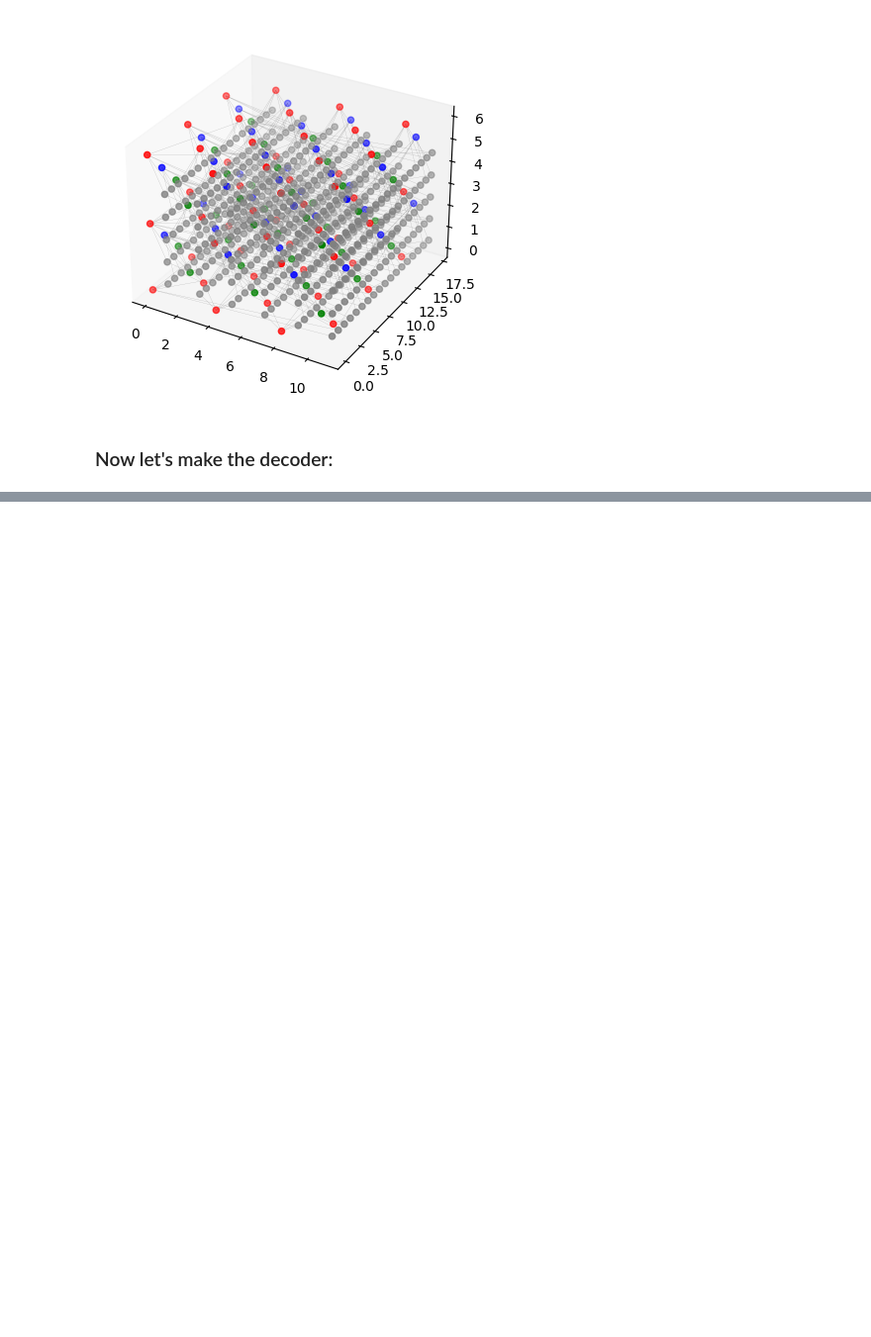
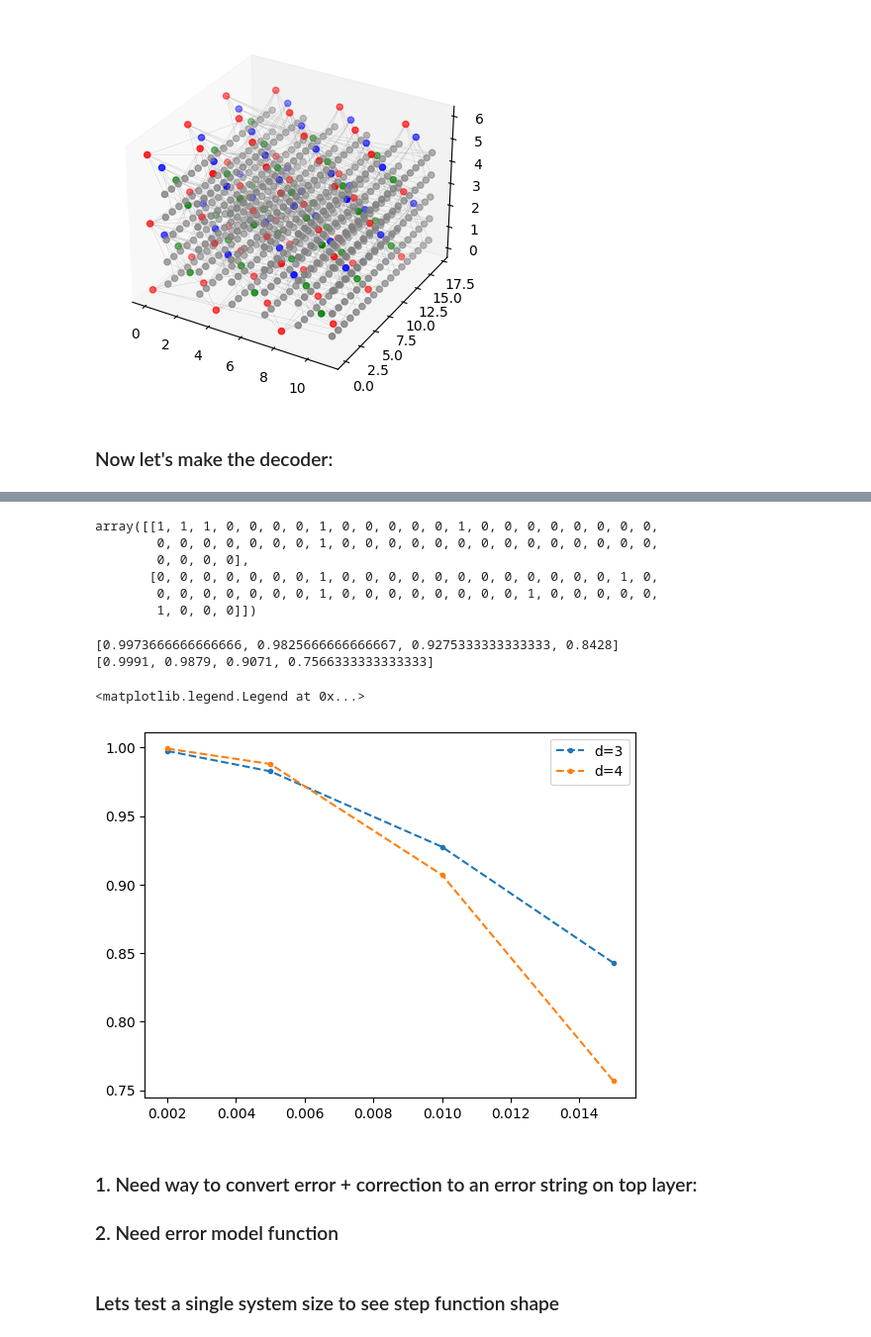
Before and after one commit to jmusullivan/qudit_codes, a Jupyter notebook: subsystem codes/HC_code_ZN.ipynb, the cells around one changed output, grey strips where cells are left out. Shown: that part at 99% size. Cells and saved outputs as stored; diff of their text form; code cells hidden in the pictures; blank space fills up the shorter version.

```diff
--- a/subsystem codes/HC_code_ZN.ipynb
+++ b/subsystem codes/HC_code_ZN.ipynb
@@ -678,0 +828,10 @@ def my_HC_decoder(code, error):
+# %%
+code1.final_pauli(code1.E-predicted_error)
+code1.error_XZ
+# %% [output]
+array([[1, 1, 1, 0, 0, 0, 0, 1, 0, 0, 0, 0, 0, 1, 0, 0, 0, 0, 0, 0, 0, 0,
+        0, 0, 0, 0, 0, 0, 0, 1, 0, 0, 0, 0, 0, 0, 0, 0, 0, 0, 0, 0, 0, 0,
+        0, 0, 0, 0],
+       [0, 0, 0, 0, 0, 0, 0, 1, 0, 0, 0, 0, 0, 0, 0, 0, 0, 0, 0, 0, 1, 0,
+        0, 0, 0, 0, 0, 0, 0, 1, 0, 0, 0, 0, 0, 0, 0, 0, 1, 0, 0, 0, 0, 0,
+        1, 0, 0, 0]])
@@ -678,0 +840,54 @@ def my_HC_decoder(code, error):
+# %%
+def sim_code(code,p):
+    commutator = lambda a,b: (a[0] @ b[0] - a[1]@b[1]) % code.q
+
+    counter = 0
+    code.make_error(p, meas=False)
+    code.final_pauli(my_HC_decoder(code,code.E)[0])
+
+    if commutator(code.L1v, code.error_XZ) != 0: # or commutator(code.L1h, code.error_XZ) !=0:
+        counter +=1
+
+    return counter
+# %%
+p_list = [.002, .005, .01, .015]
+runs = 3*10**4
+
+N_list = [3,4]
+# %%
+threshold_list = {}
+
+for N in N_list:
+    code1 = HC_code(N,N,2)
+    code1.make_tanner_graph()
+    code1.make_H()
+    code1.logicals()
+    GF = galois.GF(code1.q)
+
+    threshold_list[N] = []
+    for p in p_list:
+        sim_p = lambda : sim_code(code1, p)
+
+        sim_array = np.array(Parallel(n_jobs=-1)(delayed(sim_p)() for n in list(range(runs))))
+
+        threshold_list[N].append(1-sim_array.sum()/runs)
+
+    print(threshold_list[N])
+# %% [output]
+[0.9973666666666666, 0.9825666666666667, 0.9275333333333333, 0.8428]
+[0.9991, 0.9879, 0.9071, 0.7566333333333333]
+# %%
+for N in N_list:
+
+    plt.plot(p_list, threshold_list[N], '.--', label = f'd={N}')
+
+
+plt.legend()
+# %% [output]
+<matplotlib.legend.Legend at 0x...>
+[figure, added]
+# %% [markdown]
+### 1. Need way to convert error + correction to an error string on top layer:
+### 2. Need error model function
+# %% [markdown]
+### Lets test a single system size to see step function shape
```
Also changed, not shown: parts of 13 cells of this notebook, 6 other files.
